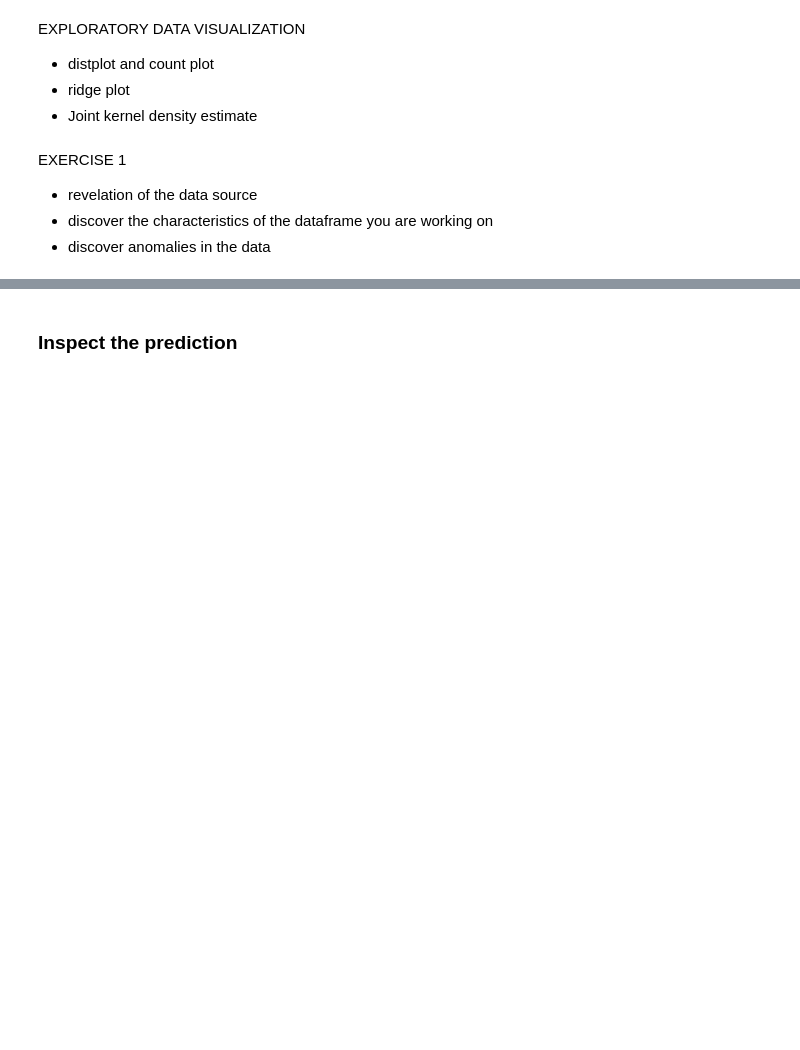
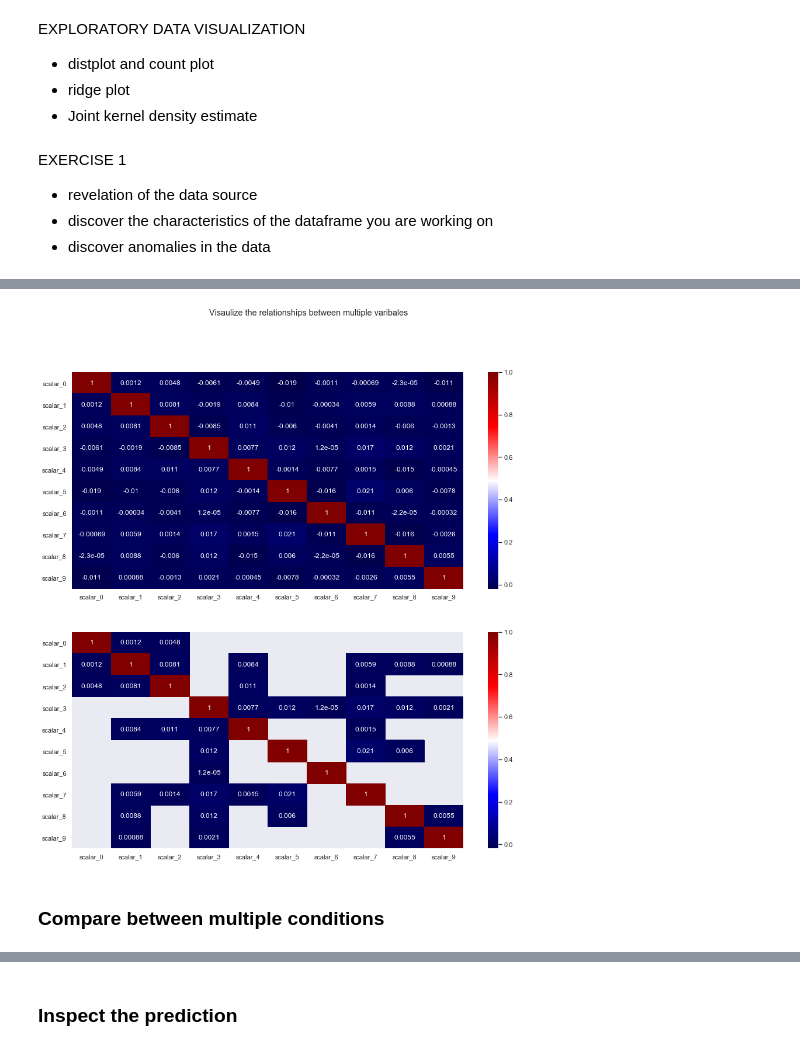
Before and after one commit to vb690/data_viz_python, a Jupyter notebook: iggi_workshop_data_viz_python.ipynb, the cells around one changed output, grey strips where cells are left out. Cells and saved outputs as stored; diff of their text form; code cells hidden in the pictures; blank space fills up the shorter version.

```diff
--- a/iggi_workshop_data_viz_python.ipynb
+++ b/iggi_workshop_data_viz_python.ipynb
@@ -214,0 +123,23 @@ plt.show()
+# %%
+df_sy = generate_synthetic(n_categorical=0, n_scalar=10, n_rows=10000)
+df_corr = df_sy.corr()
+mask = df_corr < 0
+# %%
+fig, axs = plt.subplots(2,1,figsize=(15,15))
+sns.heatmap(data=df_corr
+            , cmap='seismic'
+            , annot=True
+            , ax = axs[0]
+            )
+sns.heatmap(data=df_corr
+            , cmap='seismic'
+            , annot=True
+            , mask=mask
+            , ax = axs[1]
+            )
+plt.suptitle('Visaulize the relationships between multiple varibales')
+plt.show()
+# %% [output]
+[figure, added]
+# %% [markdown]
+### Compare between multiple conditions
```
Also changed, not shown: parts of 54 cells of this notebook, 3 other files.
